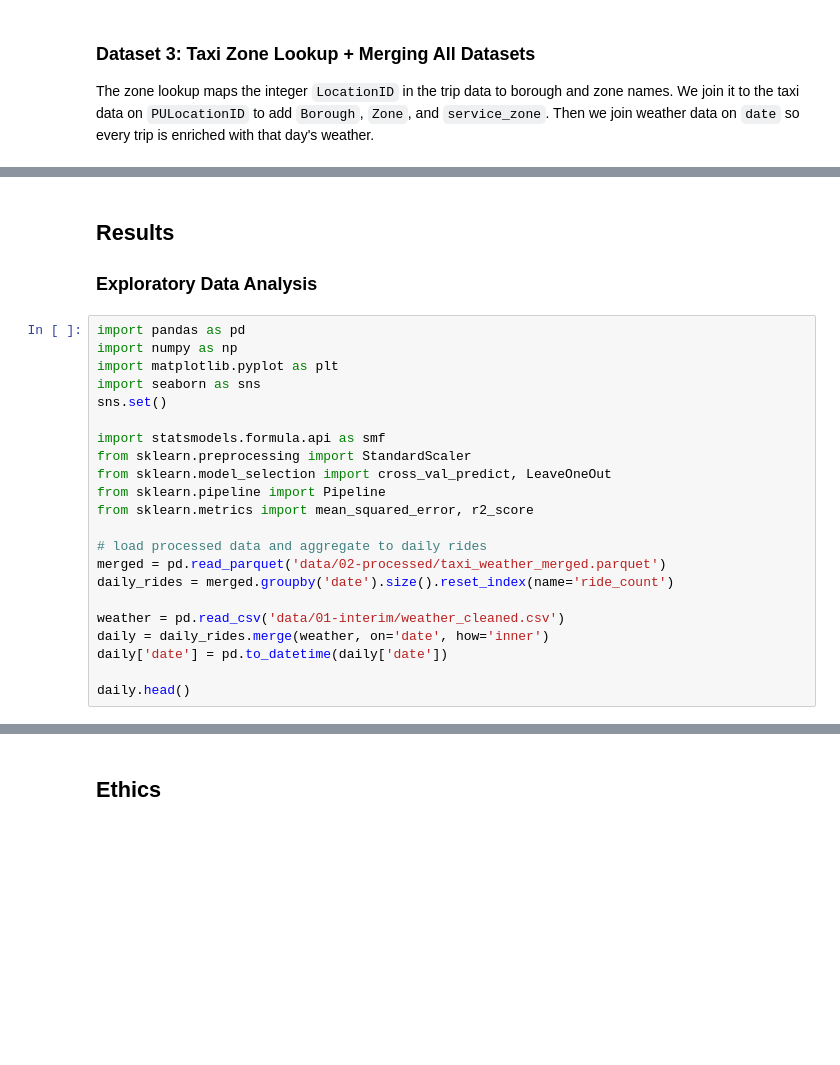
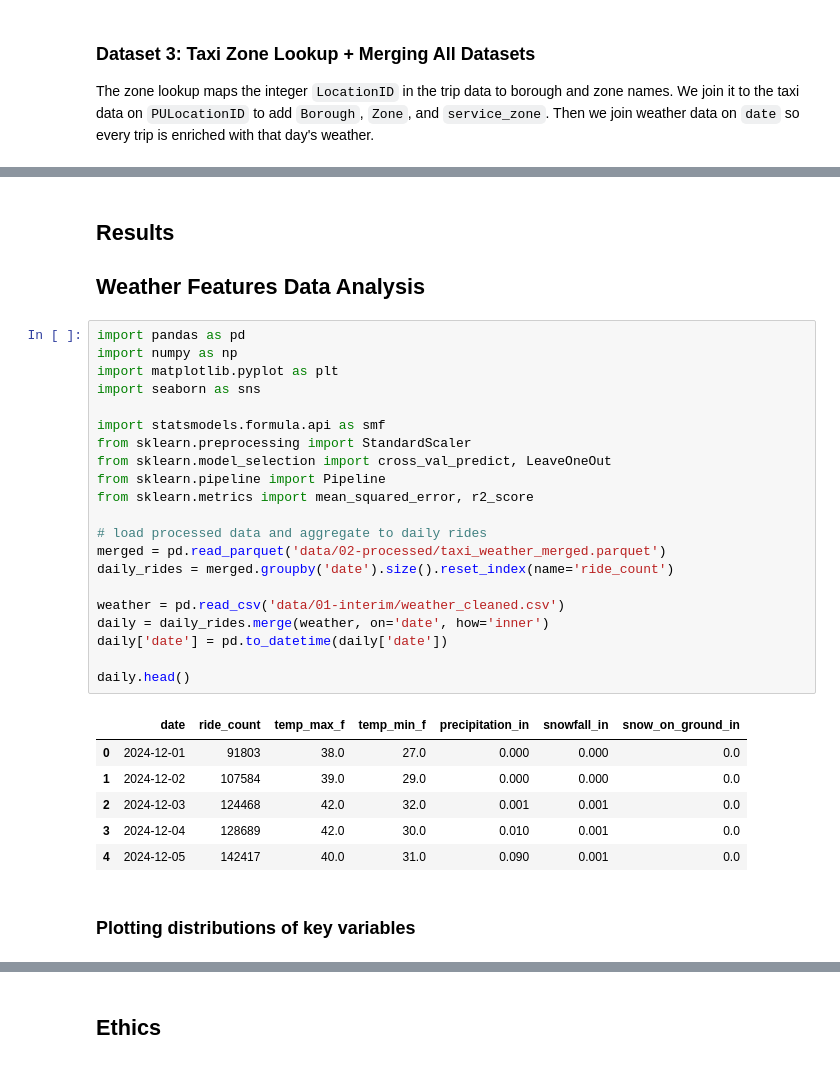
Before and after one commit to COGS108/Group062_WI26, a Jupyter notebook: 02-EDACheckpoint.ipynb, the cells around one changed output, grey strips where cells are left out. Cells and saved outputs as stored; diff of their text form; blank space fills up the shorter version.

```diff
--- a/02-EDACheckpoint.ipynb
+++ b/02-EDACheckpoint.ipynb
@@ -314,29 +461,37 @@ print(f"Saved cleaned weathe to data/01-interim/weather_cleaned.csv")
 # %% [markdown]
 ## Results
 
-### Exploratory Data Analysis
+## Weather Features Data Analysis
 # %%
 import pandas as pd
 import numpy as np
 import matplotlib.pyplot as plt
 import seaborn as sns
-sns.set()
 
 import statsmodels.formula.api as smf
 from sklearn.preprocessing import StandardScaler
 from sklearn.model_selection import cross_val_predict, LeaveOneOut
 from sklearn.pipeline import Pipeline
 from sklearn.metrics import mean_squared_error, r2_score
 
 # load processed data and aggregate to daily rides
 merged = pd.read_parquet('data/02-processed/taxi_weather_merged.parquet')
 daily_rides = merged.groupby('date').size().reset_index(name='ride_count')
 
 weather = pd.read_csv('data/01-interim/weather_cleaned.csv')
 daily = daily_rides.merge(weather, on='date', how='inner')
 daily['date'] = pd.to_datetime(daily['date'])
 
 daily.head()
+# %% [output]
+|  | date | ride_count | temp_max_f | temp_min_f | precipitation_in | snowfall_in | snow_on_ground_in |
+| 0 | 2024-12-01 | 91803 | 38.0 | 27.0 | 0.000 | 0.000 | 0.0 |
+| 1 | 2024-12-02 | 107584 | 39.0 | 29.0 | 0.000 | 0.000 | 0.0 |
+| 2 | 2024-12-03 | 124468 | 42.0 | 32.0 | 0.001 | 0.001 | 0.0 |
+| 3 | 2024-12-04 | 128689 | 42.0 | 30.0 | 0.010 | 0.001 | 0.0 |
+| 4 | 2024-12-05 | 142417 | 40.0 | 31.0 | 0.090 | 0.001 | 0.0 |
+# %% [markdown]
+### Plotting distributions of key variables
 # %%
 weather_cols = ['temp_max_f', 'temp_min_f', 'precipitation_in', 'snowfall_in', 'snow_on_ground_in']
 
```
Also changed, not shown: parts of 36 cells of this notebook.
